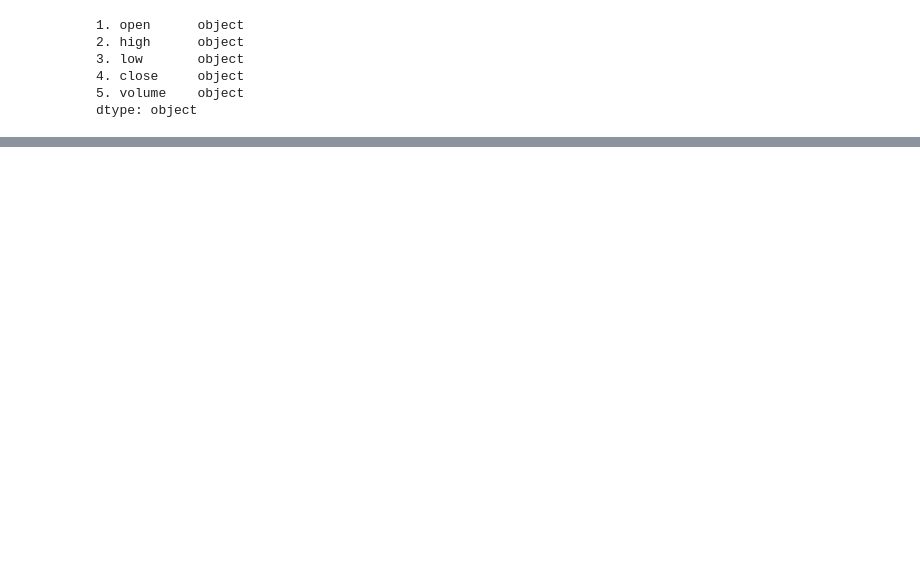
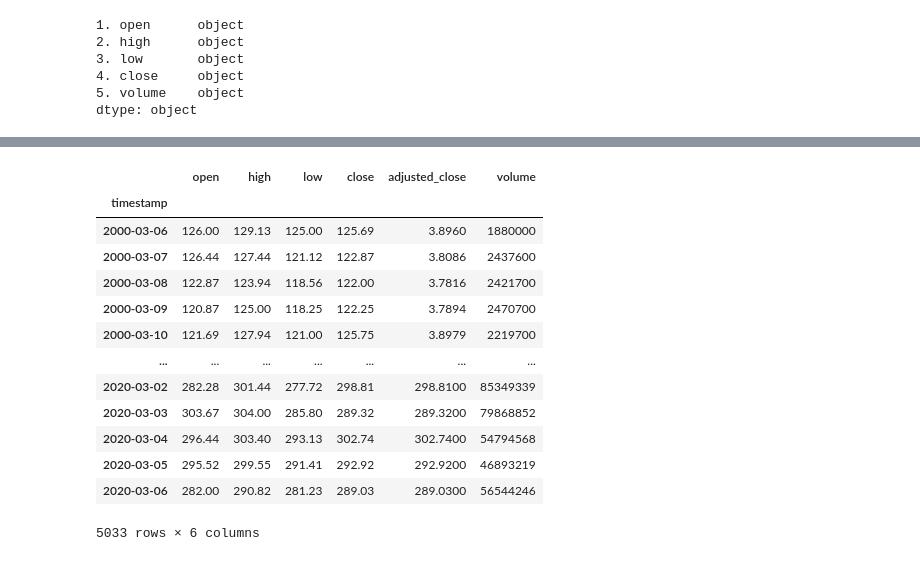
Before and after one commit to AucaCoyan/exp-quant, a Jupyter notebook: Libro1-Pandas.ipynb, the cells around one changed output, grey strips where cells are left out. Saved outputs shown, nothing was run; the diff lists cells and outputs as text; code cells hidden in the pictures; blank space fills up the shorter version.

```diff
--- a/Libro1-Pandas.ipynb
+++ b/Libro1-Pandas.ipynb
@@ -1023,0 +991,31 @@ get_daily('AAPL')
+# %%
+import datetime
+import calendar
+
+# data = misfunciones.leerExcel('UCEMA/AAPL.xlsx')
+data = pd.read_excel('UCEMA/AAPL.xlsx')
+data = data[::-1]
+
+años = []
+for i in range(2005, 2016):
+    años.append(i)
+
+rendimientos = pd.DataFrame(index=años)
+for año in años:
+    desde = pd.Timestamp(año - 1, 12, 31)
+    hasta = pd.Timestamp(año + 1, 1, 1)
+
+    if desde.weekday() == 6:
+        desde = pd.Timestamp(año - 1, 12, 29)
+    elif desde.weekday() == 5:
+        desde = pd.Timestamp(año - 1, 12, 30)
+
+    res = data.filter(['timestamp', 'adjusted_close'], axis=1 )
+    res = data.set_index('timestamp').dropna()
+    resFiltro = res.loc[ (res.index >= desde) & (res.index <= hasta) ].copy()
+    resFiltro['factor'] = resFiltro.adjusted_close/resFiltro.adjusted_close.shift(1)
+    resFiltro['Yield'] = (resFiltro['factor'].cumprod() - 1) * 100
+    rend = float(resFiltro[-1:]['Yield'])
+    rendimientos.loc[años, 'Yield'] = round(rend, 2)
+
+rendimientos
@@ -1023,0 +1035,17 @@ get_daily('AAPL')
+# %%
+data
+# %% [output]
+|  | open | high | low | close | adjusted_close | volume |
+| timestamp |  |  |  |  |  |  |
+| 2000-03-06 | 126.00 | 129.13 | 125.00 | 125.69 | 3.8960 | 1880000 |
+| 2000-03-07 | 126.44 | 127.44 | 121.12 | 122.87 | 3.8086 | 2437600 |
+| 2000-03-08 | 122.87 | 123.94 | 118.56 | 122.00 | 3.7816 | 2421700 |
+| 2000-03-09 | 120.87 | 125.00 | 118.25 | 122.25 | 3.7894 | 2470700 |
+| 2000-03-10 | 121.69 | 127.94 | 121.00 | 125.75 | 3.8979 | 2219700 |
+| ... | ... | ... | ... | ... | ... | ... |
+| 2020-03-02 | 282.28 | 301.44 | 277.72 | 298.81 | 298.8100 | 85349339 |
+| 2020-03-03 | 303.67 | 304.00 | 285.80 | 289.32 | 289.3200 | 79868852 |
+| 2020-03-04 | 296.44 | 303.40 | 293.13 | 302.74 | 302.7400 | 54794568 |
+| 2020-03-05 | 295.52 | 299.55 | 291.41 | 292.92 | 292.9200 | 46893219 |
+| 2020-03-06 | 282.00 | 290.82 | 281.23 | 289.03 | 289.0300 | 56544246 |
+5033 rows × 6 columns
```
Also changed, not shown: parts of 13 cells of this notebook, 1 other file.
